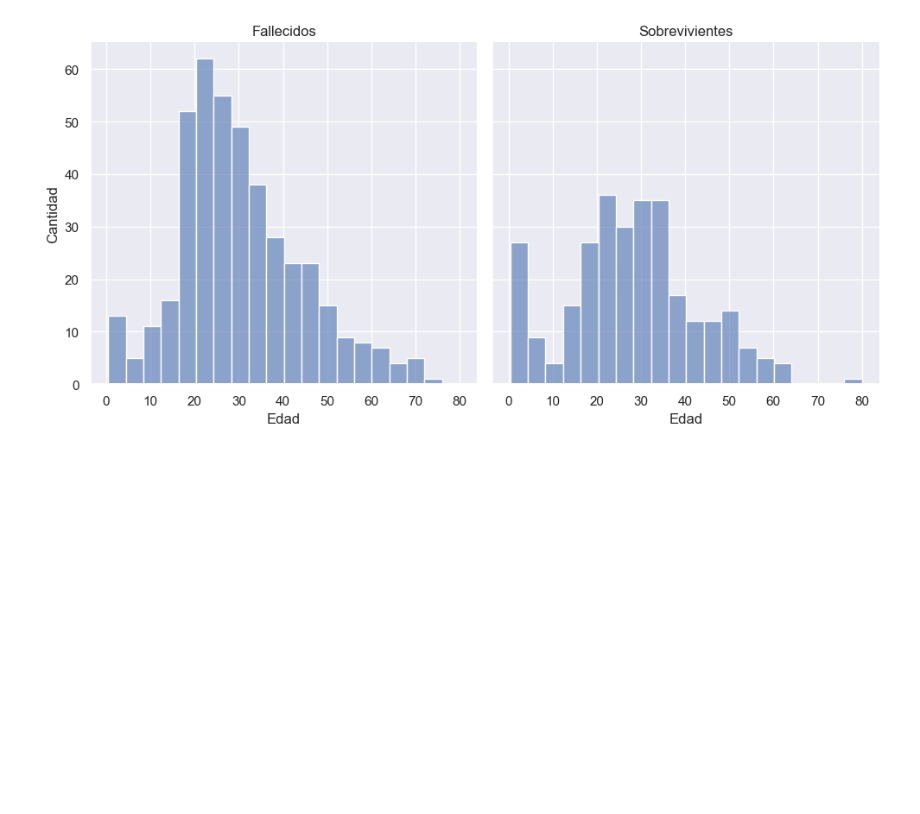
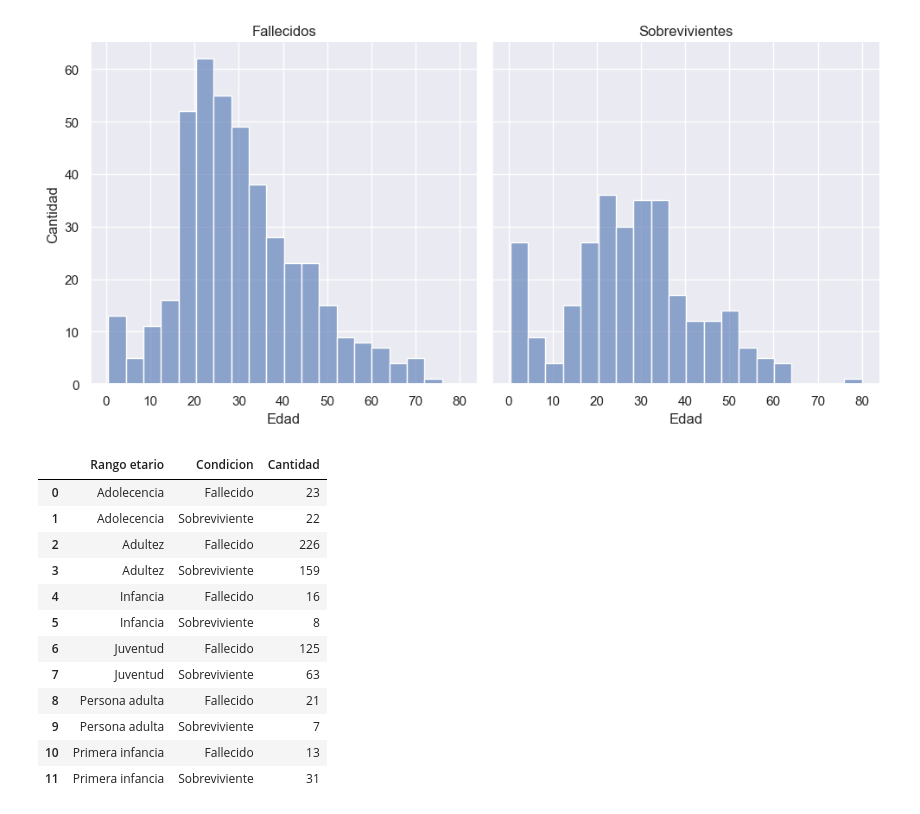
Before and after one commit to joackob/titanic-ml, a Jupyter notebook: notebooks/2-visual-and-statistical-exploration.ipynb, the cells around one changed output. Saved outputs shown, nothing was run; the diff lists cells and outputs as text; code cells hidden in the pictures; blank space fills up the shorter version.

```diff
--- a/notebooks/2-visual-and-statistical-exploration.ipynb
+++ b/notebooks/2-visual-and-statistical-exploration.ipynb
@@ -147,3 +143,60 @@ graph_survivors_by_age = (
 )
 # %% [output]
 [figure]
+# %%
+def rango_etario(edad: float) -> str:
+    def rango(min: float, max: float) -> bool:
+        return edad >= min and edad < max
+
+    if rango(min=0, max=6):
+        return "Primera infancia"
+    elif rango(min=6, max=12):
+        return "Infancia"
+    elif rango(min=12, max=18):
+        return "Adolecencia"
+    elif rango(min=18, max=26):
+        return "Juventud"
+    elif rango(min=26, max=59):
+        return "Adultez"
+    else:
+        return "Persona adulta"
+
+
+def apply_rango_etario(pasajero: pd.Series) -> pd.Series:
+    return pd.Series(
+        (
+            {
+                "Condicion": pasajero["Condicion"],
+                "Rango etario": rango_etario(pasajero["Edad"]),
+            }
+        )
+    )
+
+
+data_survivors_by_age_range = (
+    data_survivors_by_age.copy()
+    .apply(
+        apply_rango_etario,
+        axis=1,
+    )
+    .groupby(by=["Rango etario", "Condicion"])
+    .size()
+    .reset_index()
+    .rename(columns={0: "Cantidad"})
+)
+
+data_survivors_by_age_range
+# %% [output]
+|  | Rango etario | Condicion | Cantidad |
+| 0 | Adolecencia | Fallecido | 23 |
+| 1 | Adolecencia | Sobreviviente | 22 |
+| 2 | Adultez | Fallecido | 226 |
+| 3 | Adultez | Sobreviviente | 159 |
+| 4 | Infancia | Fallecido | 16 |
+| 5 | Infancia | Sobreviviente | 8 |
+| 6 | Juventud | Fallecido | 125 |
+| 7 | Juventud | Sobreviviente | 63 |
+| 8 | Persona adulta | Fallecido | 21 |
+| 9 | Persona adulta | Sobreviviente | 7 |
+| 10 | Primera infancia | Fallecido | 13 |
+| 11 | Primera infancia | Sobreviviente | 31 |
```
Also changed, not shown: parts of 3 cells of this notebook, 1 other file.
